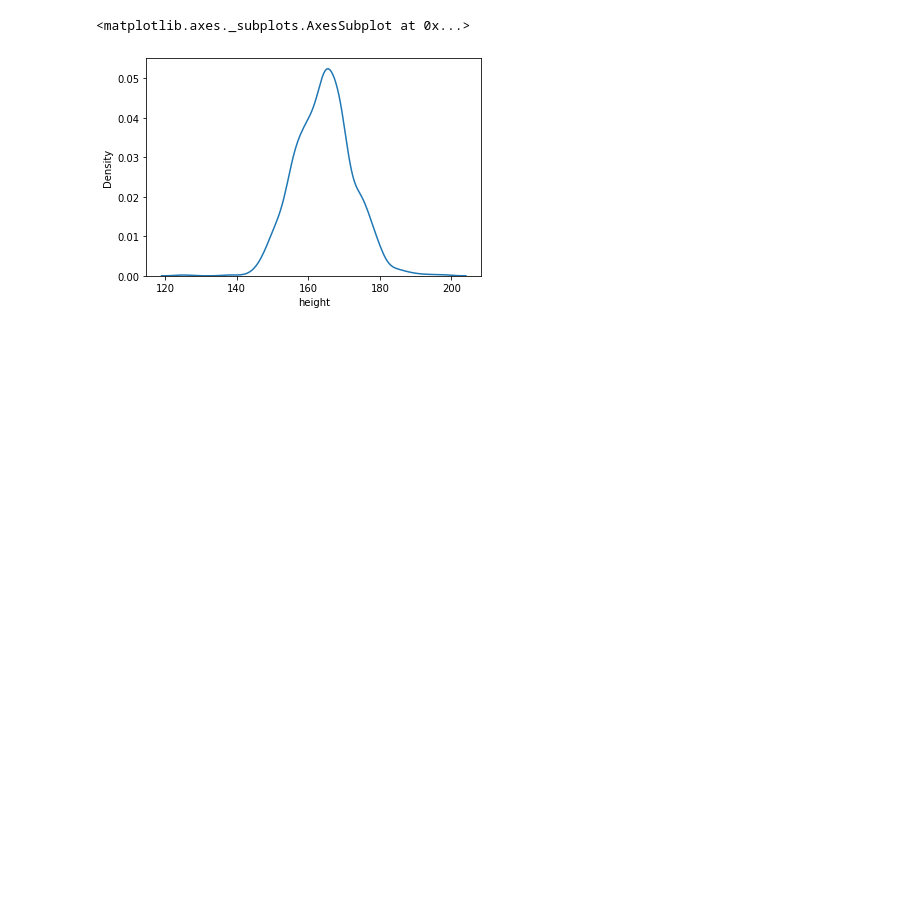
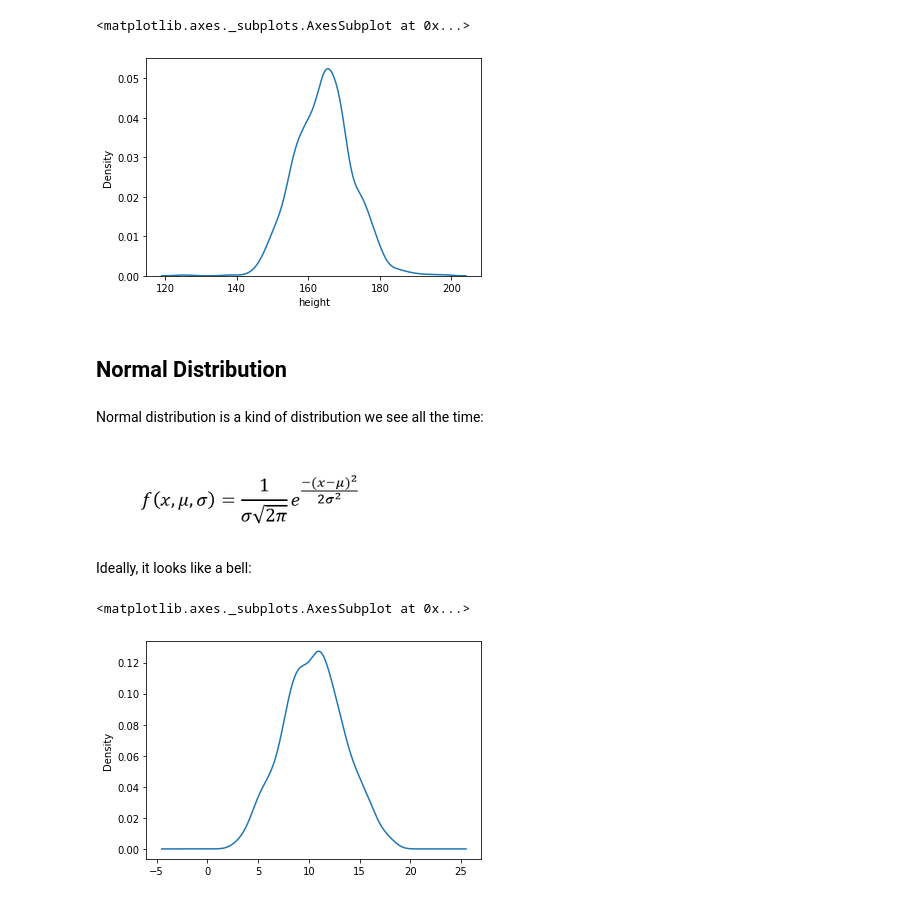
Before and after one commit to quicksilverri/statistics, a Jupyter notebook: statistics.ipynb, the cells around one changed output. Saved outputs shown, nothing was run; the diff lists cells and outputs as text; code cells hidden in the pictures; blank space fills up the shorter version.

```diff
--- a/statistics.ipynb
+++ b/statistics.ipynb
@@ -273,3 +273,19 @@ sns.kdeplot(clean_height)
 # %% [output]
 <matplotlib.axes._subplots.AxesSubplot at 0x...>
 [figure]
+# %% [markdown]
+## Normal Distribution
+# %% [markdown]
+Normal distribution is a kind of distribution we see all the time:
+# %% [markdown]
+![normaldistributionformula-300x86.png](embedded-picture-1)
+# %% [markdown]
+Ideally, it looks like a bell:
+# %%
+from random import randint as rnd
+nd = pd.Series([rnd(1, 6) + rnd(1, 6) + rnd(1, 6) for _ in range(1000)])
+
+nd.plot.kde()
+# %% [output]
+<matplotlib.axes._subplots.AxesSubplot at 0x...>
+[figure, added]
```
Also changed, not shown: parts of 9 cells of this notebook.
